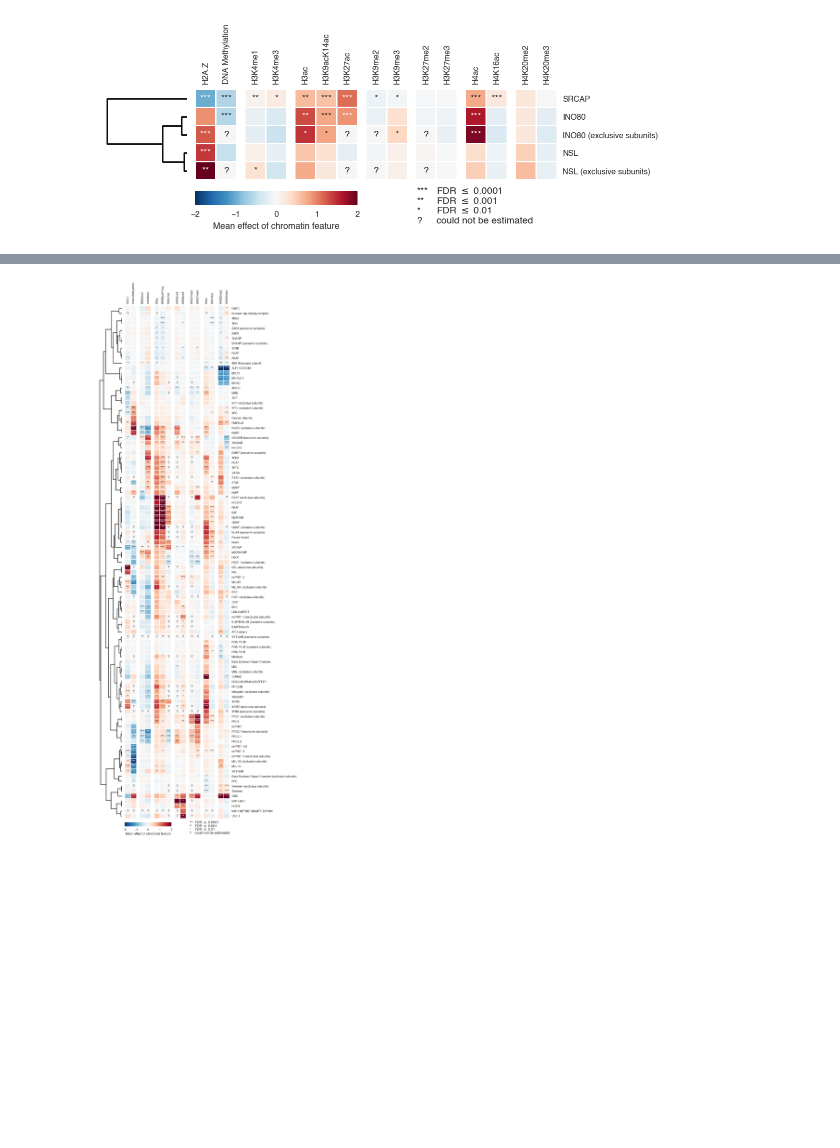
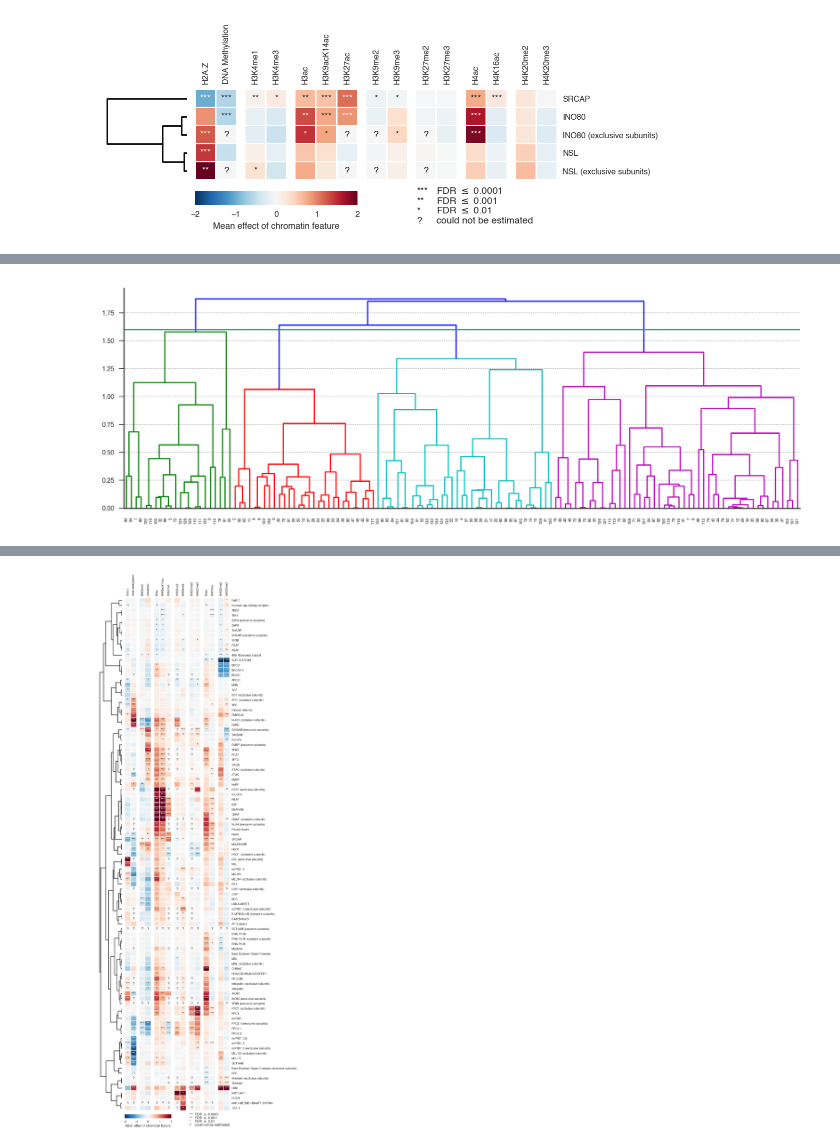
Before and after one commit to lukauskas/publications-lukauskas-2024-marcs, a Jupyter notebook: extra-figures-notebooks/ptm-response/Complexes heatmap.ipynb, the cells around one changed output, grey strips where cells are left out. Cells and saved outputs as stored; diff of their text form; code cells hidden in the pictures; blank space fills up the shorter version.

```diff
--- a/extra-figures-notebooks/ptm-response/Complexes heatmap.ipynb
+++ b/extra-figures-notebooks/ptm-response/Complexes heatmap.ipynb
@@ -233,0 +234,23 @@ plt.savefig(os.path.join(OUTPUT_DIRECTORY, 'heatmap-complexes.pdf'),
+# %%
+# Get complex clusters
+data = enrichment_complexes.copy()
+matrix = data['mean_logFC'].unstack('predictor')
+
+matrix_without_na = matrix.fillna(0)
+mask = matrix.isnull()
+
+linkage = hierarchy.linkage(matrix_without_na, method='complete', metric='cosine', optimal_ordering=True)
+
+fig = plt.figure(figsize=(15, 5))
+
+ax = plt.gca()
+thr = 1.6
+__ = hierarchy.dendrogram(linkage, ax=ax, color_threshold=thr)
+
+ax.axhline(thr)
+ax.xaxis.grid(False)
+
+clusters = hierarchy.fcluster(linkage, criterion='distance', t=thr)
+clusters = pd.Series(clusters, index=matrix_without_na.index, name='cluster')
+# %% [output]
+[figure, added]
```
Also changed, not shown: parts of 2 cells of this notebook.
